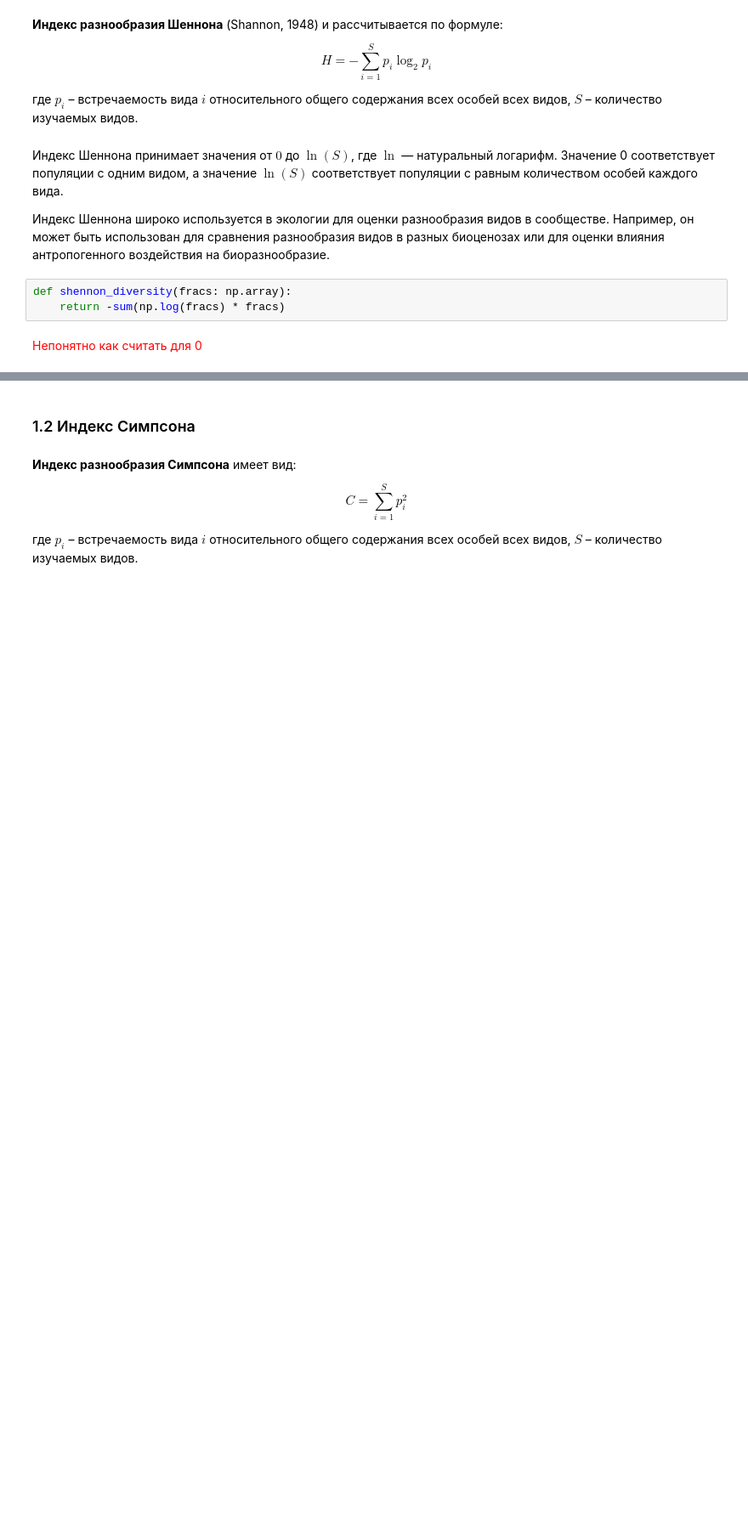
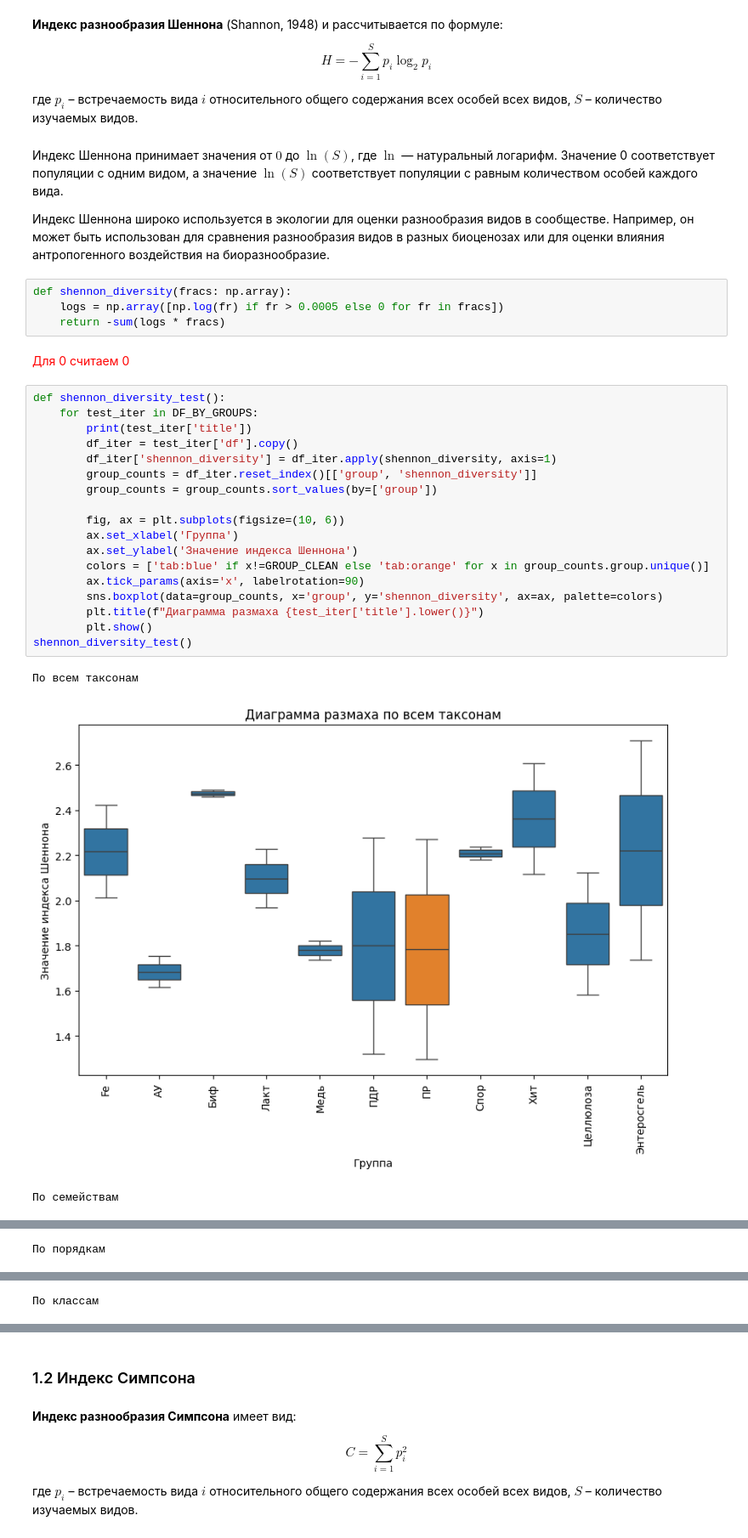
Before and after one commit to innominity/nanomaterials-2025, a Jupyter notebook: src/notebooks/data_diversity.ipynb, the cells around one changed output, grey strips where cells are left out. Shown at 85% size. Cells and saved outputs as stored; diff of their text form; blank space fills up the shorter version.

```diff
--- a/src/notebooks/data_diversity.ipynb
+++ b/src/notebooks/data_diversity.ipynb
@@ -248,6 +248,29 @@ $$ H = - \sum_{i=1}^{S} p_i\log_{2}p_i $$
 Индекс Шеннона широко используется в экологии для оценки разнообразия видов в сообществе. Например, он может быть использован для сравнения разнообразия видов в разных биоценозах или для оценки влияния антропогенного воздействия на биоразнообразие.
 # %%
 def shennon_diversity(fracs: np.array):
-    return -sum(np.log(fracs) * fracs)
+    logs = np.array([np.log(fr) if fr > 0.0005 else 0 for fr in fracs])
+    return -sum(logs * fracs)
 # %% [markdown]
-<span style="color: red">Непонятно как считать для 0</span>
+<span style="color: red">Для 0 считаем 0</span>
+# %%
+def shennon_diversity_test():
+    for test_iter in DF_BY_GROUPS:
+        print(test_iter['title'])
+        df_iter = test_iter['df'].copy()
+        df_iter['shennon_diversity'] = df_iter.apply(shennon_diversity, axis=1)
+        group_counts = df_iter.reset_index()[['group', 'shennon_diversity']]
+        group_counts = group_counts.sort_values(by=['group'])
+
+        fig, ax = plt.subplots(figsize=(10, 6))
+        ax.set_xlabel('Группа')
+        ax.set_ylabel('Значение индекса Шеннона')
+        colors = ['tab:blue' if x!=GROUP_CLEAN else 'tab:orange' for x in group_counts.group.unique()]
+        ax.tick_params(axis='x', labelrotation=90)
+        sns.boxplot(data=group_counts, x='group', y='shennon_diversity', ax=ax, palette=colors)
+        plt.title(f"Диаграмма размаха {test_iter['title'].lower()}")
+        plt.show()
+shennon_diversity_test()
+# %% [output]
+По всем таксонам
+[figure, added]
+По семействам
@@ -253,0 +278 @@ def shennon_diversity(fracs: np.array):
+По порядкам
@@ -253,0 +280 @@ def shennon_diversity(fracs: np.array):
+По классам
```
Also changed, not shown: parts of 1 cell of this notebook, 1 other file.
